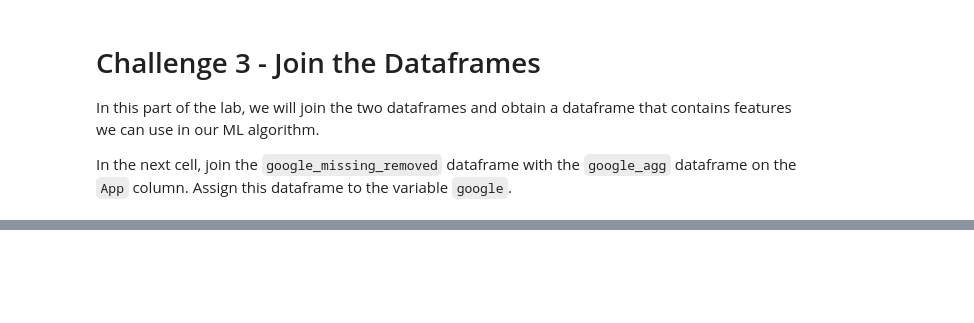
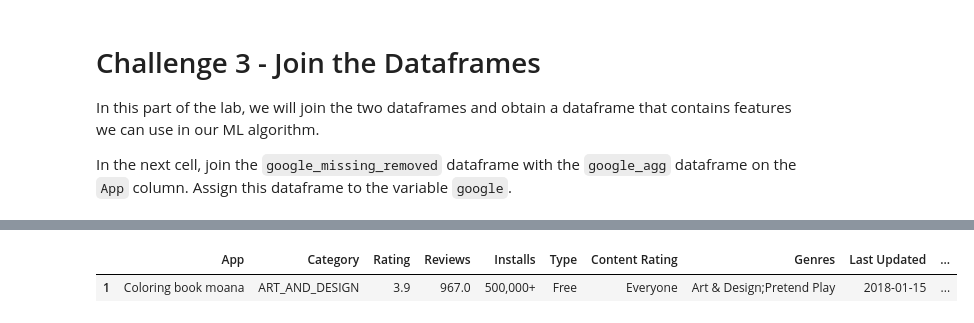
Before and after one commit to Albrodmar/dataptmad1019, a Jupyter notebook: module-3/lab-supervised-learning-feature-extraction/your-code/main.ipynb, the cells around one changed output, grey strips where cells are left out. Cells and saved outputs as stored; diff of their text form; code cells hidden in the pictures; blank space fills up the shorter version.

```diff
--- a/module-3/lab-supervised-learning-feature-extraction/your-code/main.ipynb
+++ b/module-3/lab-supervised-learning-feature-extraction/your-code/main.ipynb
@@ -480,3 +464,8 @@ As of Pandas v0.23.4, you may opt to supply an array or an object to `agg()`. If
+# %%
+# Your code here:
+google_agg = review_missing_removed.groupby('App').agg({'Sentiment':[positive_function],'App':'count'})
+google_agg.columns = google_agg.columns.droplevel()
+google_agg = google_agg.rename(columns={'positive_function':'Positive','count':'Total'})
 # %% [markdown]
 Print the first 5 rows of `google_agg` to check it.
 # %%
@@ -487,10 +485,12 @@ Print the first 5 rows of `google_agg` to check it.
 Make sure to account for the case where the denominator is zero using the `np.where()` function.
 # %%
 # Your code here:
+google_agg['Positive Ratio'] = (google_agg['Positive']/google_agg['Total'])
 # %% [markdown]
 #### Now drop the `Positive` and `Total` columns. Do this with `inplace=True`.
 # %%
 # Your code here:
+google_agg.drop(['Positive','Total'], axis = 1, inplace=True)
 # %% [markdown]
 Print the first 5 rows of `google_agg`. Your output should look like:
 
@@ -508,6 +515,14 @@ In the next cell, join the `google_missing_removed` dataframe with the `google_a
+# %%
+# Your code here:
+final = google_missing_removed.join(google_agg, on='App').dropna()
+final = final.drop(columns =['Reviews_numeric','Reviews_isnull'])
 # %% [markdown]
 #### Let's look at the final result using the `head()` function. Your final product should look like:
 
 ![Final Product](google-final-head.png)
 # %%
 # Your code here:
+final.head(1)
+# %% [output]
+|  | App | Category | Rating | Reviews | Installs | Type | Content Rating | Genres | Last Updated | ... |
+| 1 | Coloring book moana | ART_AND_DESIGN | 3.9 | 967.0 | 500,000+ | Free | Everyone | Art & Design;Pretend Play | 2018-01-15 | ... |
```
Also changed, not shown: parts of 12 cells of this notebook.
